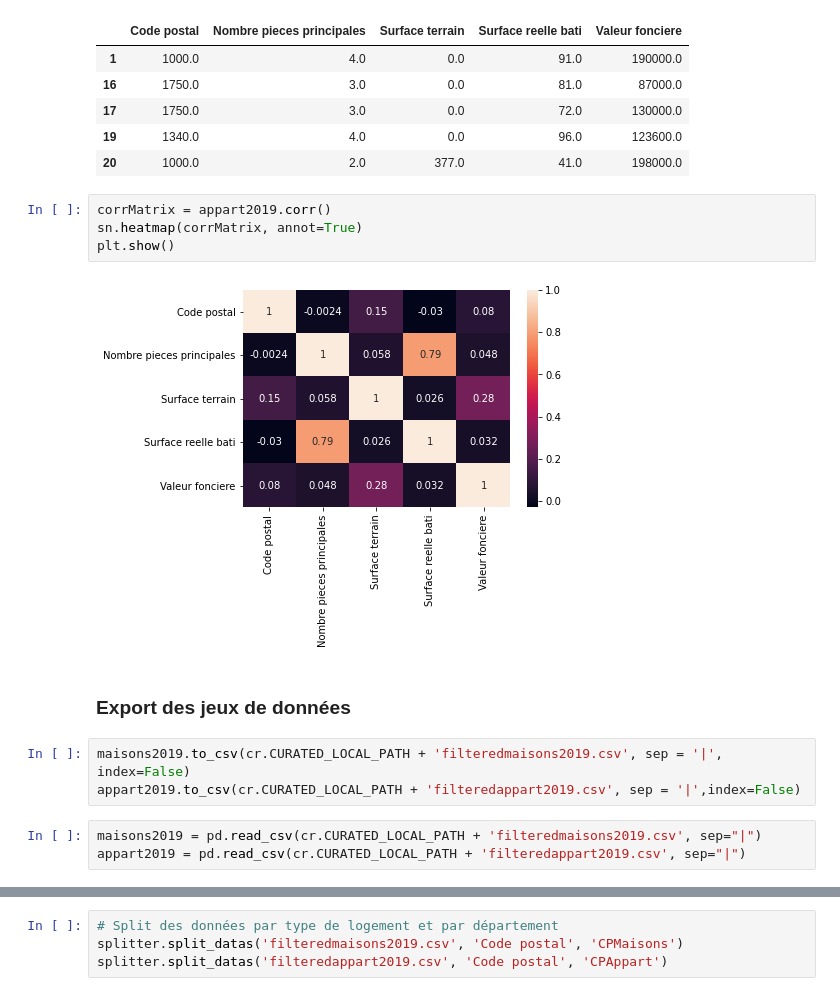
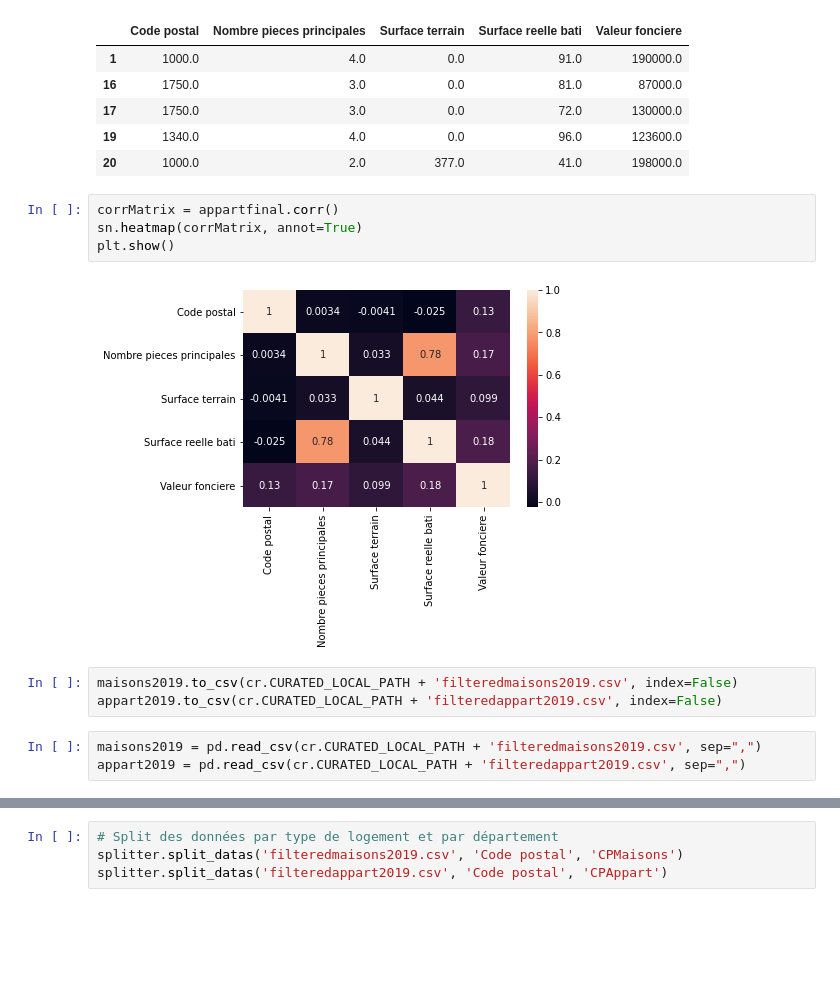
Before and after one commit to Twizzle1997/Immothep, a Jupyter notebook: src/notebook.ipynb, the cells around one changed output, grey strips where cells are left out. Drawn from its saved outputs; the diff is of its cells as text; blank space fills up the shorter version.

Commit message:
Update notebook and paths

```diff
--- a/src/notebook.ipynb
+++ b/src/notebook.ipynb
@@ -295,19 +244,17 @@ plt.show()
 | 19 | 1340.0 | 4.0 | 0.0 | 96.0 | 123600.0 |
 | 20 | 1000.0 | 2.0 | 377.0 | 41.0 | 198000.0 |
 # %%
-corrMatrix = appart2019.corr()
+corrMatrix = appartfinal.corr()
 sn.heatmap(corrMatrix, annot=True)
 plt.show()
 # %% [output]
-[figure, old version]
+[figure, new version]
-# %% [markdown]
-### Export des jeux de données
 # %%
-maisons2019.to_csv(cr.CURATED_LOCAL_PATH + 'filteredmaisons2019.csv', sep = '|', index=False)
-appart2019.to_csv(cr.CURATED_LOCAL_PATH + 'filteredappart2019.csv', sep = '|',index=False)
+maisons2019.to_csv(cr.CURATED_LOCAL_PATH + 'filteredmaisons2019.csv', index=False)
+appart2019.to_csv(cr.CURATED_LOCAL_PATH + 'filteredappart2019.csv', index=False)
 # %%
-maisons2019 = pd.read_csv(cr.CURATED_LOCAL_PATH + 'filteredmaisons2019.csv', sep="|")
-appart2019 = pd.read_csv(cr.CURATED_LOCAL_PATH + 'filteredappart2019.csv', sep="|")
+maisons2019 = pd.read_csv(cr.CURATED_LOCAL_PATH + 'filteredmaisons2019.csv', sep=",")
+appart2019 = pd.read_csv(cr.CURATED_LOCAL_PATH + 'filteredappart2019.csv', sep=",")
 # %%
 modele_lineaire_appart = predictor.trainLinearLeRetour(appart2019)
 # %% [output]
```
Also changed, not shown: parts of 43 cells of this notebook, 2 other files.
